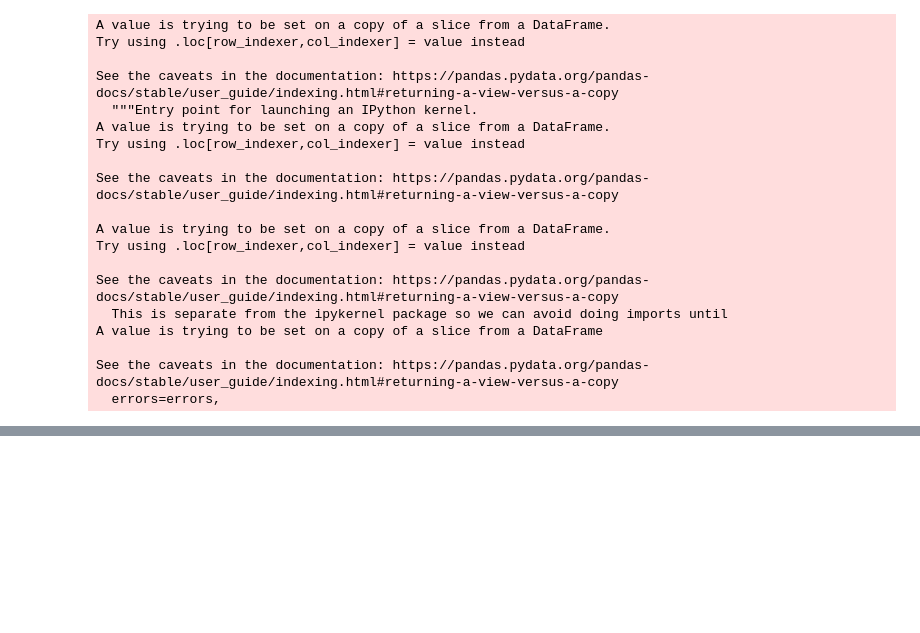
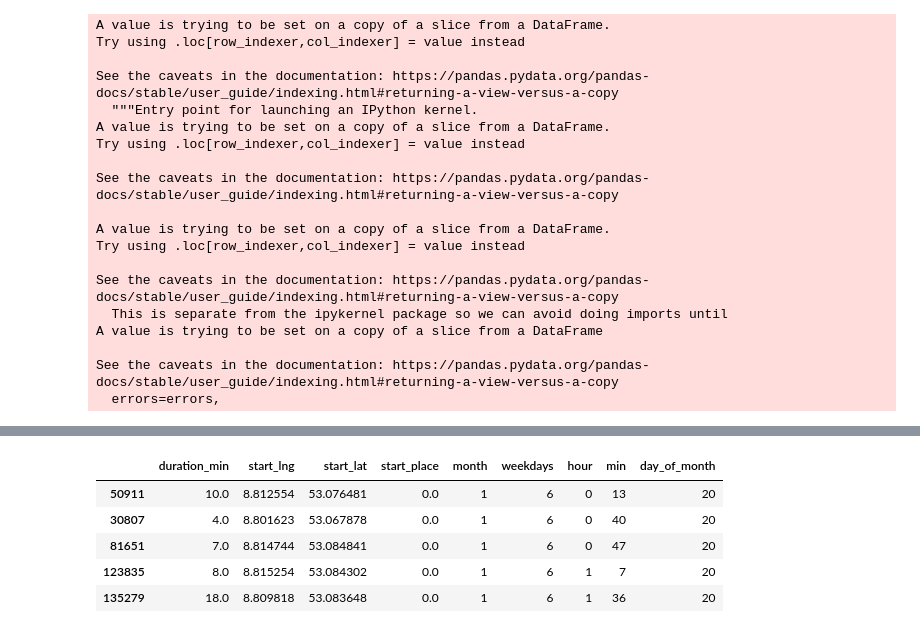
Before and after one commit to janiksudo/PDS_Project, a Jupyter notebook: notebooks/model_duration_explo.ipynb, the cells around one changed output, grey strips where cells are left out. Saved outputs shown, nothing was run; the diff lists cells and outputs as text; code cells hidden in the pictures; blank space fills up the shorter version.

```diff
--- a/notebooks/model_duration_explo.ipynb
+++ b/notebooks/model_duration_explo.ipynb
@@ -111,3 +152,12 @@ data_raw.drop(columns=["bike_type", "identification", "bike"], inplace=True)
+# %%
+data_raw.head()
+# %% [output]
+|  | duration_min | start_lng | start_lat | start_place | month | weekdays | hour | min | day_of_month |
+| 50911 | 10.0 | 8.812554 | 53.076481 | 0.0 | 1 | 6 | 0 | 13 | 20 |
+| 30807 | 4.0 | 8.801623 | 53.067878 | 0.0 | 1 | 6 | 0 | 40 | 20 |
+| 81651 | 7.0 | 8.814744 | 53.084841 | 0.0 | 1 | 6 | 0 | 47 | 20 |
+| 123835 | 8.0 | 8.815254 | 53.084302 | 0.0 | 1 | 6 | 1 | 7 | 20 |
+| 135279 | 18.0 | 8.809818 | 53.083648 | 0.0 | 1 | 6 | 1 | 36 | 20 |
 # %%
 X = data_raw.loc[:, data_raw.columns != 'duration_min']
 y = data_raw['duration_min']
```
Also changed, not shown: parts of 17 cells of this notebook, 1 other file.
